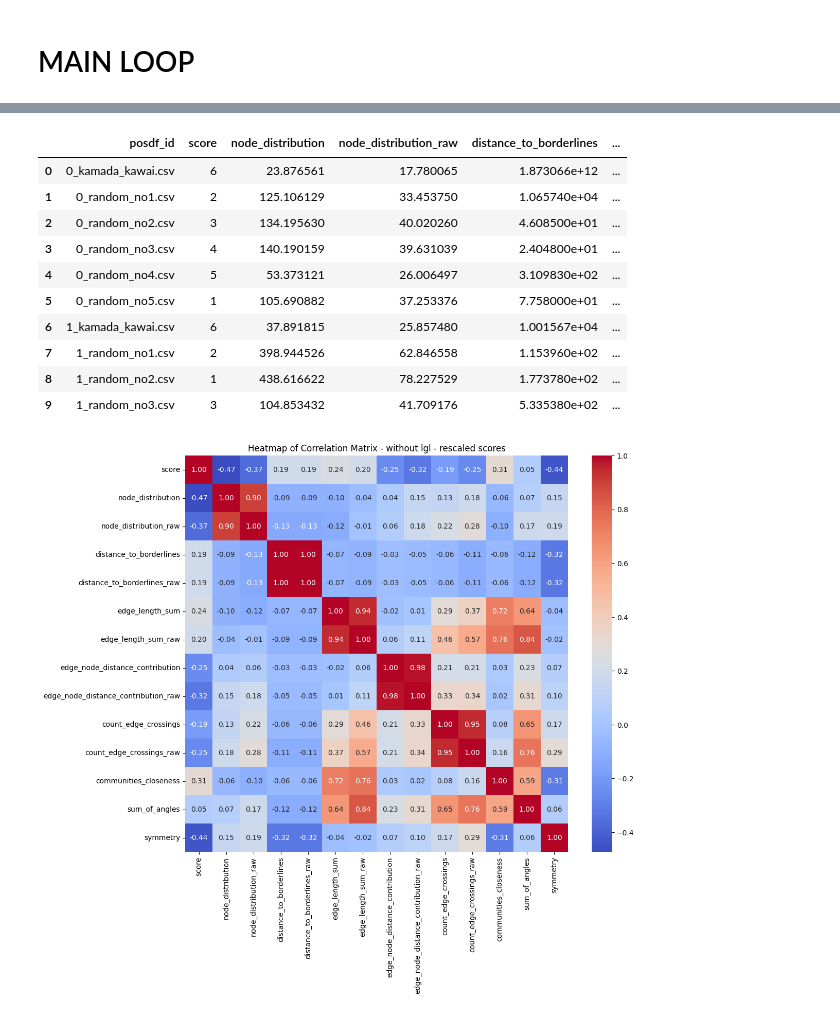
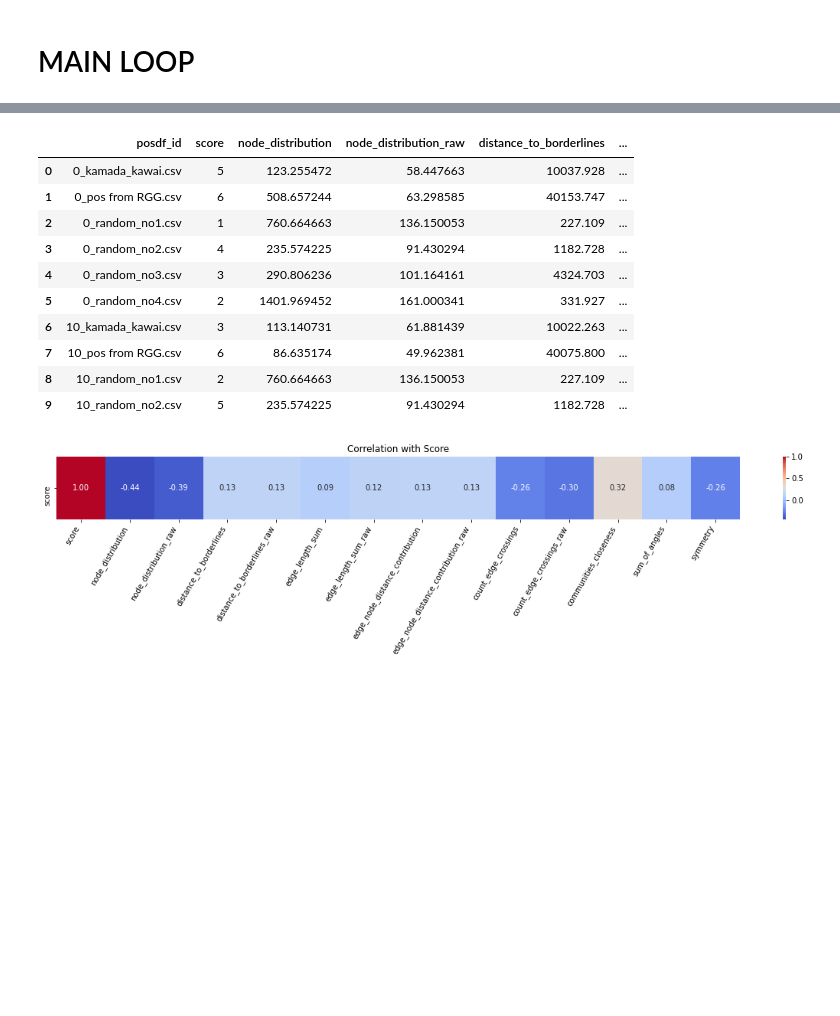
Before and after one commit to ARUMHC/Graph-Vizualisation-Rating-Metric, a Jupyter notebook: RGG/RGG_calculate_components_for_posdfs.ipynb, the cells around one changed output, grey strips where cells are left out. Saved outputs shown, nothing was run; the diff lists cells and outputs as text; code cells hidden in the pictures; blank space fills up the shorter version.

```diff
--- a/RGG/RGG_calculate_components_for_posdfs.ipynb
+++ b/RGG/RGG_calculate_components_for_posdfs.ipynb
@@ -22,7 +22,7 @@ import pickle
 # %%
 
 # annotations = pd.read_excel('randoms_ER_annotations_scores.xlsx')
-annotations = pd.read_excel('WS_annotations_scores.xlsx')
+annotations = pd.read_excel('RGG_annotations_scores.xlsx')
 # %%
 import os
 posdf_dir = 'pos_dfs'
@@ -52,11 +52,14 @@ for posdf_file in os.listdir(posdf_dir):
 
         graph_id = posdf_file.split('_')[0]
         layout = posdf_file.split('.')[0]
-        layout = layout[2:]
+        if int(graph_id) < 10:
+            layout = layout[2:]
+        else:
+            layout = layout[3:]
         score = annotations[annotations['graph_id'] == int(graph_id)][layout].values[0]
 
 
-        graph_file = 'graph_'+graph_id+'.pkl'
+        graph_file = 'graph_' + graph_id + '.pkl'
         with open(os.path.join(graph_dir, graph_file), 'rb') as f:
             G = pickle.load(f)
         components_dict = {
@@ -109,28 +105,35 @@ Loaded 9_random_no5.csv
 calculated_components_df.head(10)
 # %% [output]
 |  | posdf_id | score | node_distribution | node_distribution_raw | distance_to_borderlines | ... |
-| 0 | 0_kamada_kawai.csv | 6 | 23.876561 | 17.780065 | 1.873066e+12 | ... |
-| 1 | 0_random_no1.csv | 2 | 125.106129 | 33.453750 | 1.065740e+04 | ... |
-| 2 | 0_random_no2.csv | 3 | 134.195630 | 40.020260 | 4.608500e+01 | ... |
-| 3 | 0_random_no3.csv | 4 | 140.190159 | 39.631039 | 2.404800e+01 | ... |
-| 4 | 0_random_no4.csv | 5 | 53.373121 | 26.006497 | 3.109830e+02 | ... |
-| 5 | 0_random_no5.csv | 1 | 105.690882 | 37.253376 | 7.758000e+01 | ... |
-| 6 | 1_kamada_kawai.csv | 6 | 37.891815 | 25.857480 | 1.001567e+04 | ... |
-| 7 | 1_random_no1.csv | 2 | 398.944526 | 62.846558 | 1.153960e+02 | ... |
-| 8 | 1_random_no2.csv | 1 | 438.616622 | 78.227529 | 1.773780e+02 | ... |
-| 9 | 1_random_no3.csv | 3 | 104.853432 | 41.709176 | 5.335380e+02 | ... |
+| 0 | 0_kamada_kawai.csv | 5 | 123.255472 | 58.447663 | 10037.928 | ... |
+| 1 | 0_pos from RGG.csv | 6 | 508.657244 | 63.298585 | 40153.747 | ... |
+| 2 | 0_random_no1.csv | 1 | 760.664663 | 136.150053 | 227.109 | ... |
+| 3 | 0_random_no2.csv | 4 | 235.574225 | 91.430294 | 1182.728 | ... |
+| 4 | 0_random_no3.csv | 3 | 290.806236 | 101.164161 | 4324.703 | ... |
+| 5 | 0_random_no4.csv | 2 | 1401.969452 | 161.000341 | 331.927 | ... |
+| 6 | 10_kamada_kawai.csv | 3 | 113.140731 | 61.881439 | 10022.263 | ... |
+| 7 | 10_pos from RGG.csv | 6 | 86.635174 | 49.962381 | 40075.800 | ... |
+| 8 | 10_random_no1.csv | 2 | 760.664663 | 136.150053 | 227.109 | ... |
+| 9 | 10_random_no2.csv | 5 | 235.574225 | 91.430294 | 1182.728 | ... |
 # %%
+import seaborn as sns
+import matplotlib.pyplot as plt
+
+# Assuming 'calculated_components_df' is already defined
+calculated_components_df_numeric = calculated_components_df.drop(columns=['posdf_id'])
+
 # Calculate the correlation matrix
-# WITHOUT davidson harel
-import seaborn as sns
-
-calculated_components_df_numeric = calculated_components_df.drop(columns=['posdf_id'])
 correlation_matrix = calculated_components_df_numeric.corr()
 
-# Generate a heatmap
-plt.figure(figsize=(12, 10))
-sns.heatmap(correlation_matrix, annot=True, cmap='coolwarm', fmt='.2f')
-plt.title('Heatmap of Correlation Matrix - without lgl - rescaled scores')
+# Extract the correlation of all values to 'score'
+score_correlation = correlation_matrix.loc[['score']]
+
+# Generate a heatmap for the 'score' correlation
+plt.figure(figsize=(20, 1.5))  # Adjust the figure size as needed
+sns.heatmap(score_correlation, annot=True, cmap='coolwarm', fmt='.2f', cbar=True)
+plt.xticks(rotation=60, ha='right')
+
+plt.title('Correlation with Score')
 plt.show()
 # %% [output]
-[figure, old version]
+[figure, new version]
```
Also changed, not shown: parts of 2 cells of this notebook, 11 other files.
